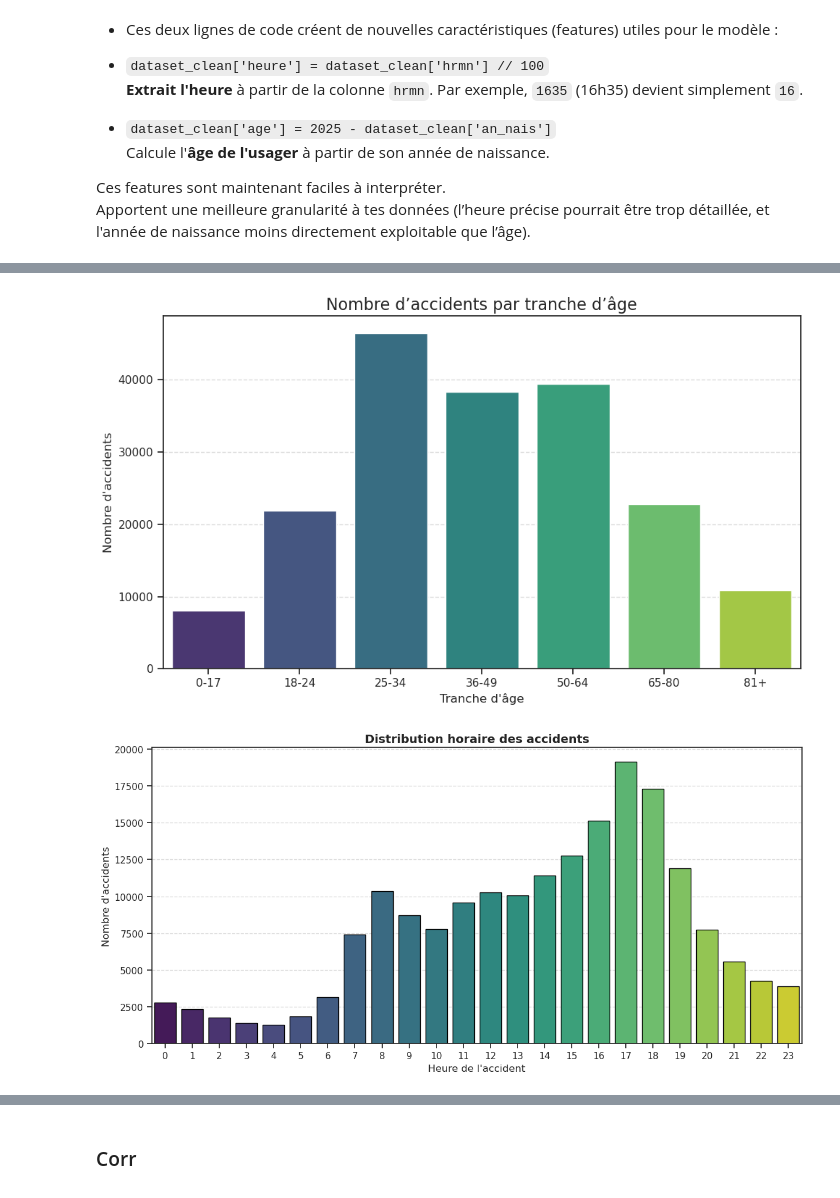
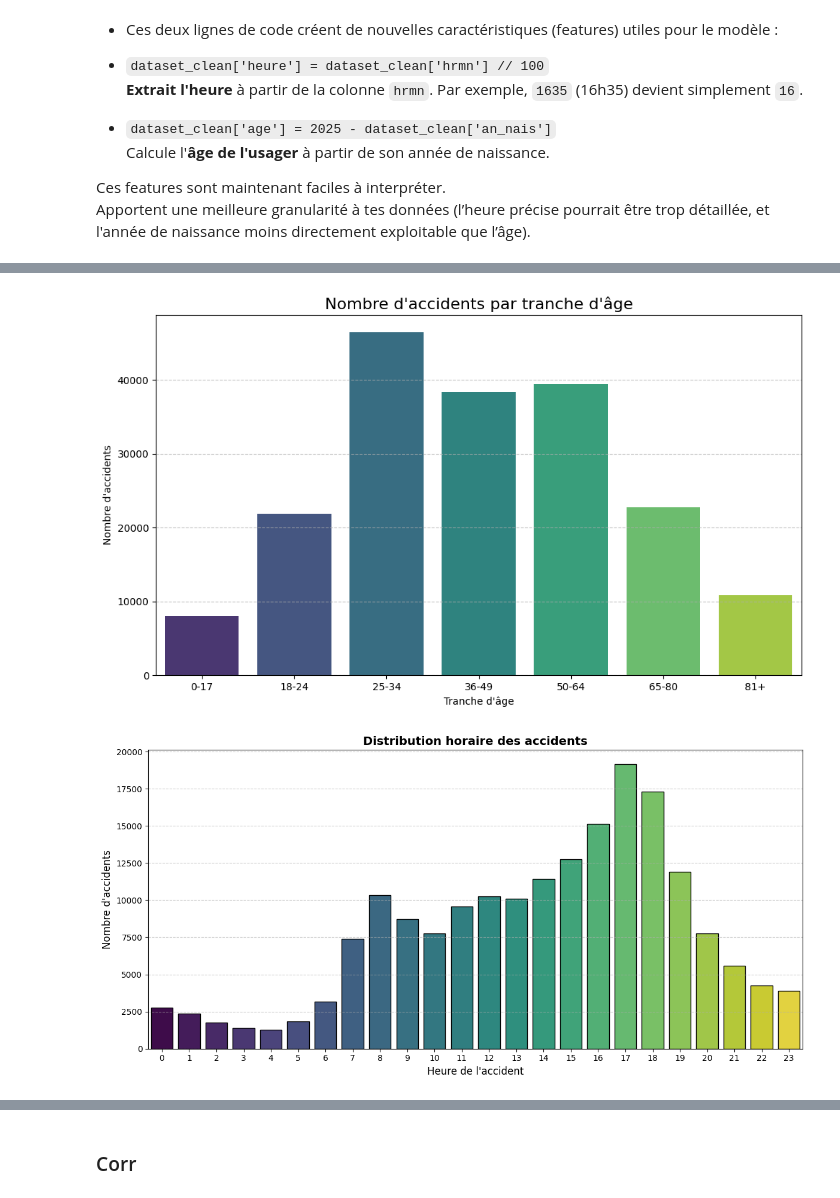
Before and after one commit to Thibo0/projet_ml_m1, a Jupyter notebook: projet.ipynb, the cells around one changed output, grey strips where cells are left out. Saved outputs shown, nothing was run; the diff lists cells and outputs as text; code cells hidden in the pictures.

Commit message:
added some plot

```diff
--- a/projet.ipynb
+++ b/projet.ipynb
@@ -677,27 +861,31 @@ dataset_clean
 # %%
-
 age_counts = dataset_clean['tranche_age'].value_counts().sort_index()
 plt.figure(figsize=(10, 6))
 
-sns.barplot(x=age_counts.index, y=age_counts.values, palette='viridis')
+# Updated barplot using hue parameter to properly apply the color palette
+sns.barplot(x=age_counts.index, y=age_counts.values,
+            hue=age_counts.index, palette='viridis', legend=False)
 
 plt.xlabel("Tranche d'âge")
 plt.ylabel("Nombre d'accidents")
-plt.title("Nombre d’accidents par tranche d’âge", fontsize=16)
+plt.title("Nombre d'accidents par tranche d'âge", fontsize=16)
 
 plt.grid(axis='y', linestyle='--', alpha=0.7)
-
 plt.tight_layout()
 plt.show()
-
-#---------------------------------------------------------------------------------------
 # %% [output]
-[figure, old version]
+[figure, new version]
 # %%
 heure_counts = dataset_clean['heure'].value_counts().sort_index()
 
 plt.figure(figsize=(12, 6))
-ax = sns.barplot(x=heure_counts.index, y=heure_counts.values, palette='viridis', edgecolor='black')
+
+ax = sns.barplot(x=heure_counts.index,
+                 y=heure_counts.values,
+                 hue=heure_counts.index,
+                 palette='viridis',
+                 edgecolor='black',
+                 legend=False)
 
 plt.xlabel("Heure de l'accident", fontsize=12)
 plt.ylabel("Nombre d'accidents", fontsize=12)
@@ -707,7 +895,7 @@ plt.grid(axis='y', linestyle='--', alpha=0.7)
 plt.tight_layout()
 plt.show()
 # %% [output]
-[figure, old version]
+[figure, new version]
 # %%
 dataset_clean.shape
 # %% [output]
```
Also changed, not shown: parts of 22 cells of this notebook.
